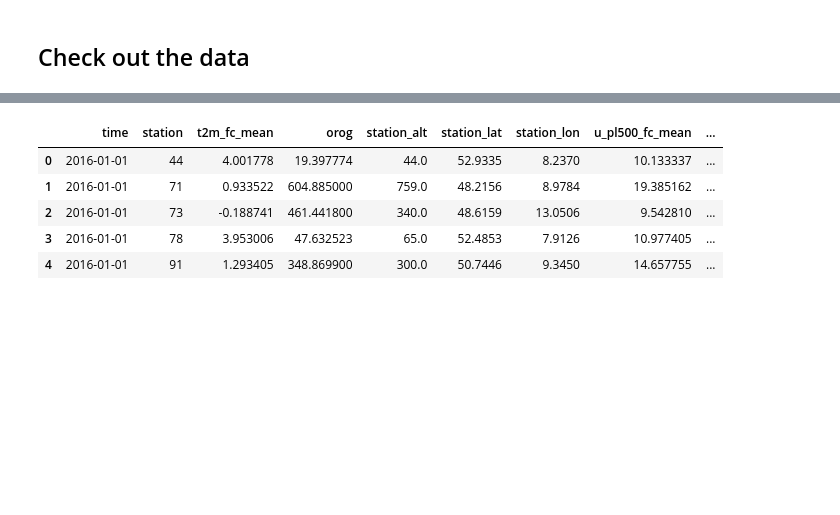
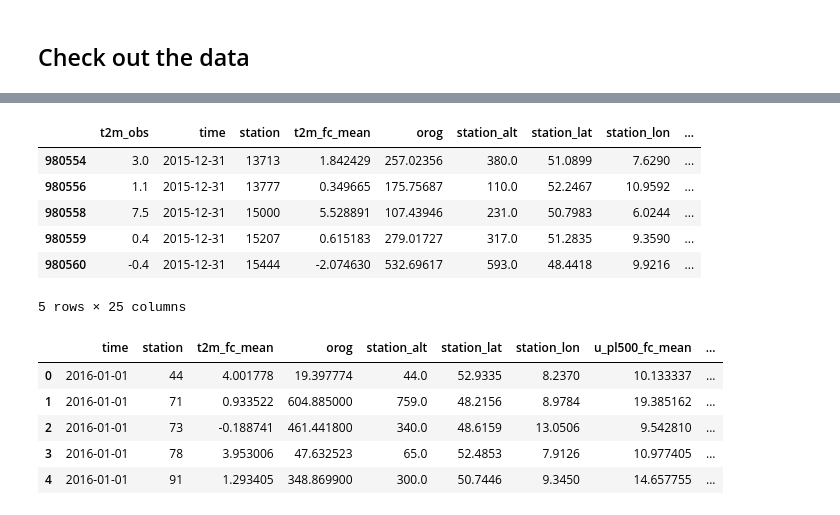
Before and after one commit to waves2weather/W2W-ML-Workshop, a Jupyter notebook: pp-intro.ipynb, the cells around one changed output, grey strips where cells are left out. Drawn from its saved outputs; the diff is of its cells as text; code cells hidden in the pictures; blank space fills up the shorter version.

```diff
--- a/pp-intro.ipynb
+++ b/pp-intro.ipynb
@@ -32,4 +36,14 @@ df_train.head()
 5 rows × 25 columns
+# %%
+df_train.tail()
+# %% [output]
+|  | t2m_obs | time | station | t2m_fc_mean | orog | station_alt | station_lat | station_lon | ... |
+| 980554 | 3.0 | 2015-12-31 | 13713 | 1.842429 | 257.02356 | 380.0 | 51.0899 | 7.6290 | ... |
+| 980556 | 1.1 | 2015-12-31 | 13777 | 0.349665 | 175.75687 | 110.0 | 52.2467 | 10.9592 | ... |
+| 980558 | 7.5 | 2015-12-31 | 15000 | 5.528891 | 107.43946 | 231.0 | 50.7983 | 6.0244 | ... |
+| 980559 | 0.4 | 2015-12-31 | 15207 | 0.615183 | 279.01727 | 317.0 | 51.2835 | 9.3590 | ... |
+| 980560 | -0.4 | 2015-12-31 | 15444 | -2.074630 | 532.69617 | 593.0 | 48.4418 | 9.9216 | ... |
+5 rows × 25 columns
 # %%
 df_test.head()
 # %% [output]
```
Also changed, not shown: parts of 64 cells of this notebook, 3 other files.
